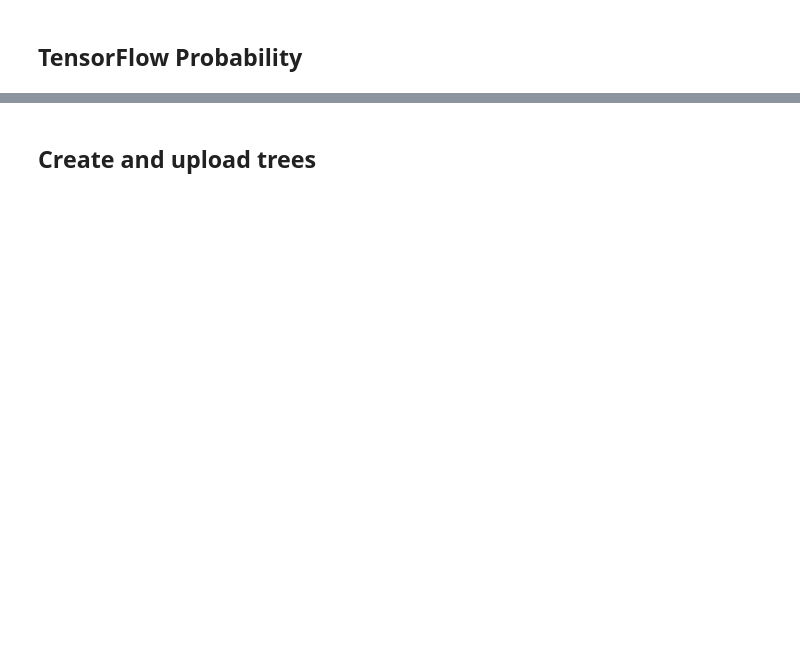
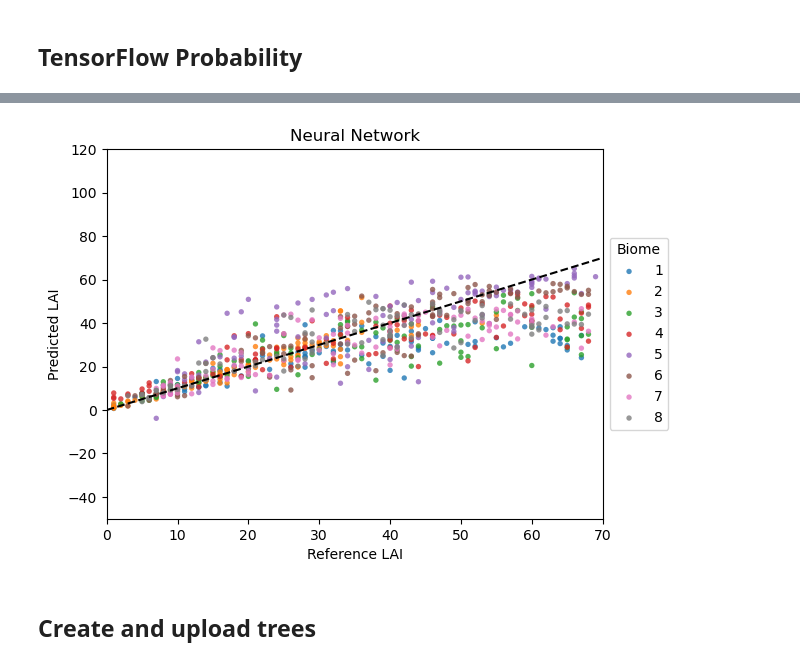
Before and after one commit to watermelonxx/WorkTerm-Winter2023, a Jupyter notebook: Tools/QuantileRegression.ipynb, the cells around one changed output, grey strips where cells are left out. Cells and saved outputs as stored; diff of their text form; code cells hidden in the pictures; blank space fills up the shorter version.

```diff
--- a/Tools/QuantileRegression.ipynb
+++ b/Tools/QuantileRegression.ipynb
@@ -260,7 +231,7 @@ for i in biomes:
     normalizer = layers.Normalization(input_shape=[5,], axis=None)
     normalizer.adapt(np.array(biomeDictLAI[i]['X_train']))
 
-    biomeDictLAI[i]['model'] = tf.keras.Sequential([
+    biomeDictLAI[i]['tfp'] = tf.keras.Sequential([
         normalizer,
         layers.Dense(50, activation='relu'),
         layers.Dense(50, activation='relu'),
@@ -269,12 +242,12 @@ for i in biomes:
 # %%
 for i in biomes:
-    biomeDictLAI[i]['model'].compile(optimizer='adam',
-                  loss=neg_loglik,
+    biomeDictLAI[i]['tfp'].compile(optimizer='adam',
+                  loss='mean_squared_error',
                   metrics=['mean_squared_error'])
 # %%
 for i in biomes:
     callbacks = myCallback()
-    biomeDictLAI[i]['model'].fit(biomeDictLAI[i]['X_train'].to_numpy(), biomeDictLAI[i]['y_train'].to_numpy(), epochs=100, validation_split=0.2, verbose=0, callbacks=[callbacks])
-    biomeDictLAI[i]['y_nn'] = biomeDictLAI[i]['model'].predict(biomeDictLAI[i]['X_test'])
+    biomeDictLAI[i]['tfp'].fit(biomeDictLAI[i]['X_train'].to_numpy(), biomeDictLAI[i]['y_train'].to_numpy(), epochs=100, validation_split=0.2, verbose=0, callbacks=[callbacks])
+    biomeDictLAI[i]['y_tfp'] = biomeDictLAI[i]['tfp'].predict(biomeDictLAI[i]['X_test'])
 # %% [output]
 4/4 [==============================] - 0s 2ms/step
@@ -295,3 +268,17 @@ y_hat_upper = y_hat + 2 * y_sd
+# %%
+axes = []
+for i in biomes:
+    axes.append(plt.scatter(biomeDictLAI[i]['y_test'], biomeDictLAI[i]['y_tfp'], s=15, alpha=0.8, edgecolors='none', label=str(i)))
+plt.plot([0, 70], [0, 70], 'k--')
+plt.xlabel("Reference LAI")
+plt.ylabel("Predicted LAI")
+plt.title('Neural Network')
+plt.xlim([0, 70])
+plt.ylim([-50, 120])
+plt.legend(handles=axes, loc='center left', bbox_to_anchor=(1, 0.5), title='Biome')
+plt.show()
+# %% [output]
+[figure, added]
 # %% [markdown]
 ## Create and upload trees
 # %%
```
Also changed, not shown: parts of 16 cells of this notebook.
